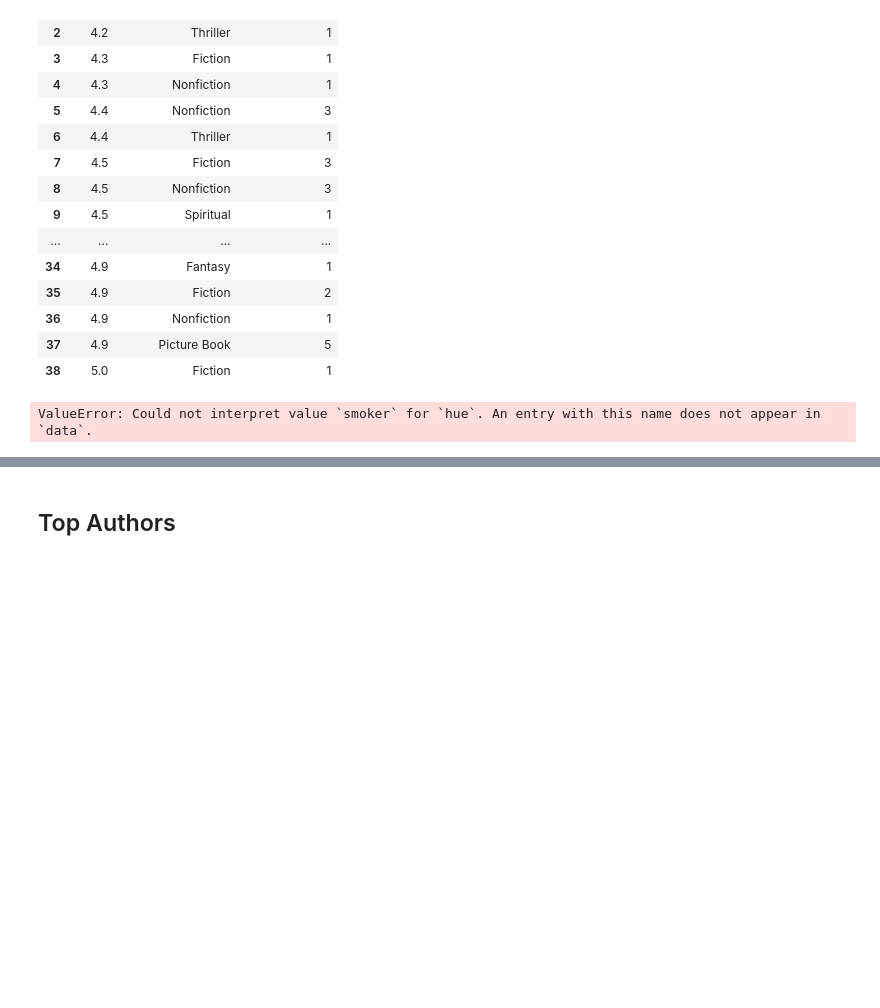
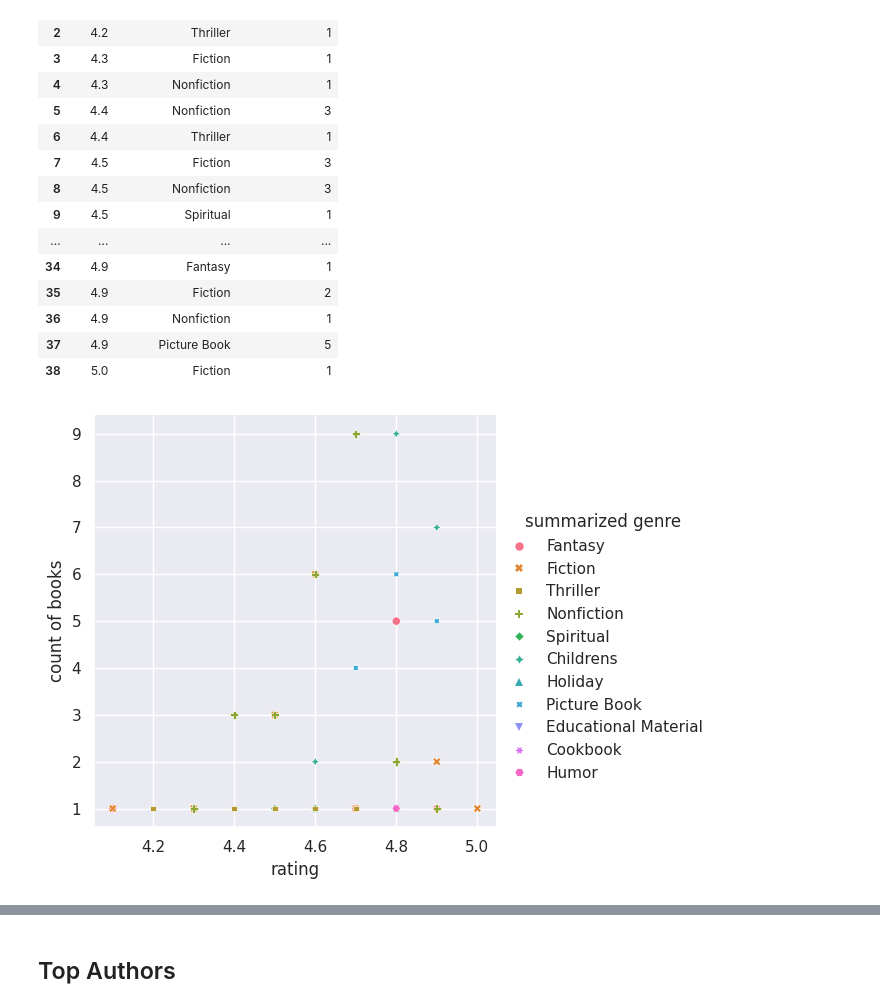
Before and after one commit to chloelecomte/TrendingBooks, a Jupyter notebook: TrendingBooks.ipynb, the cells around one changed output, grey strips where cells are left out. Cells and saved outputs as stored; diff of their text form; code cells hidden in the pictures; blank space fills up the shorter version.

```diff
--- a/TrendingBooks.ipynb
+++ b/TrendingBooks.ipynb
@@ -361,21 +361,19 @@ genre_rating
 # %%
 # SEABORN PLOT
 # Apply the default theme
 sns.set_theme()
 
 # Create a visualization
-sns.relplot(
+seaborn_plot = sns.relplot(
     data = genre_rating,
-    #kind =
     x = "rating",
     y = "count of books",
-    col = "summarized genre",
-    hue = "smoker",
-    style = "smoker",
-    size = "size"
+    #col = "summarized genre",
+    hue = "summarized genre",
+    style = "summarized genre"
 )
 # %% [output]
-ValueError: Could not interpret value `smoker` for `hue`. An entry with this name does not appear in `data`.
+[figure, added]
 # %%
 ## IN PROGRESS
 
```
Also changed, not shown: parts of 8 cells of this notebook, 1 other file.
